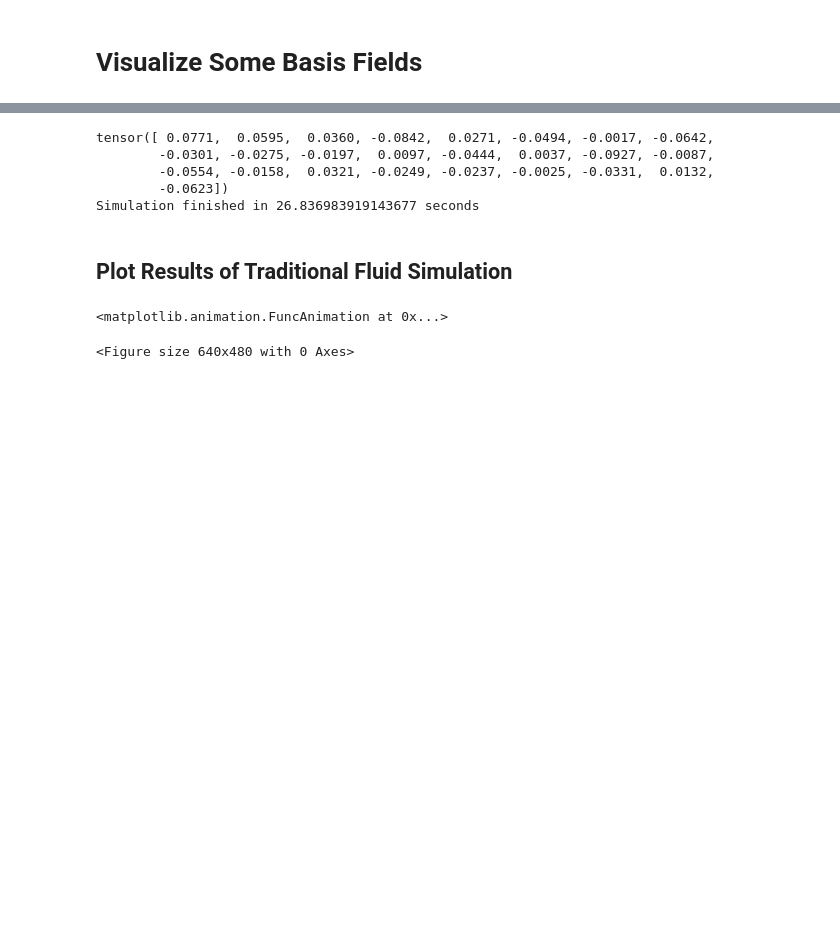
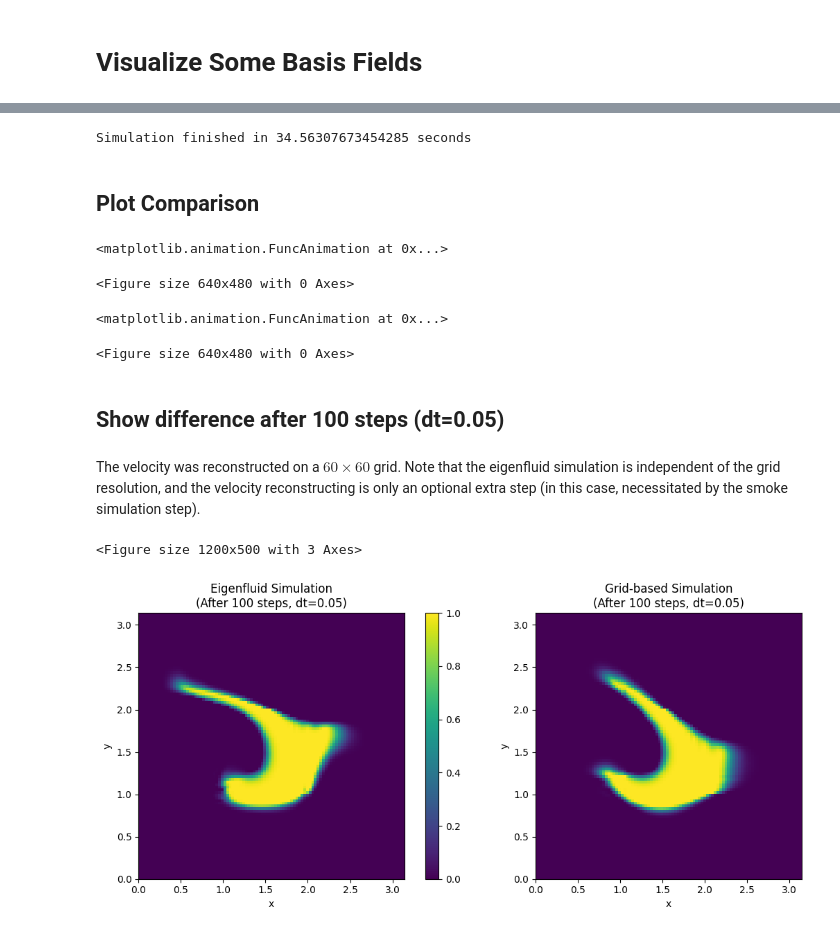
Before and after one commit to bobarna/eigenfluid-control, a Jupyter notebook: eigenfluid_intro.ipynb, the cells around one changed output, grey strips where cells are left out. Cells and saved outputs as stored; diff of their text form; code cells hidden in the pictures; blank space fills up the shorter version.

```diff
--- a/eigenfluid_intro.ipynb
+++ b/eigenfluid_intro.ipynb
@@ -120,37 +159,34 @@ vis.plot(vis.overlay(
 # %%
-w = init_w(random=True)/N
-print(w.native())
-velocity = reconstruct_velocity()
+eigenfluid.w = eigenfluid.get_initial_w(random=True)
+velocity = eigenfluid.reconstruct_velocity()
 smoke = init_smoke()
 
-trajectory_v = [velocity]
-trajectory_curl = [field.curl(velocity)]
-trajectory_smoke = [smoke]
+trajectory_v_trad = [velocity]
+trajectory_curl_trad = [field.curl(velocity)]
+trajectory_smoke_trad = [smoke]
+
+STEPS = 100
+DT = 0.05
 
 start_time = time.time()
+for i in range(STEPS-1):
+    velocity = advect.semi_lagrangian(velocity, velocity, dt=DT)
+    velocity, _ = fluid.make_incompressible(velocity)
+    smoke = advect.mac_cormack(smoke, velocity, dt=DT)
 
-for i in range(99):
-    velocity = advect.semi_lagrangian(velocity, velocity, dt=0.1)
-    velocity, _ = fluid.make_incompressible(velocity)
-    smoke = advect.mac_cormack(smoke, velocity, dt=0.1)
-
-    trajectory_v.append(velocity)
-    trajectory_curl.append(field.curl(velocity))
-    trajectory_smoke.append(smoke)
+    trajectory_v_trad.append(velocity)
+    trajectory_curl_trad.append(field.curl(velocity))
+    trajectory_smoke_trad.append(smoke)
 
 
 end_time = time.time()
 print("Simulation finished in {} seconds".format(end_time-start_time))
 
-trajectory_v = math.stack(trajectory_v, batch('time'))
-trajectory_curl = math.stack(trajectory_curl, batch('time'))
-trajectory_smoke = math.stack(trajectory_smoke, batch('time'))
+trajectory_v_trad = math.stack(trajectory_v_trad, batch('time'))
+trajectory_curl_trad = math.stack(trajectory_curl_trad, batch('time'))
+trajectory_smoke_trad = math.stack(trajectory_smoke_trad, batch('time'))
 # %% [output]
-tensor([ 0.0771,  0.0595,  0.0360, -0.0842,  0.0271, -0.0494, -0.0017, -0.0642,
-        -0.0301, -0.0275, -0.0197,  0.0097, -0.0444,  0.0037, -0.0927, -0.0087,
-        -0.0554, -0.0158,  0.0321, -0.0249, -0.0237, -0.0025, -0.0331,  0.0132,
-        -0.0623])
-Simulation finished in 26.836983919143677 seconds
+Simulation finished in 34.56307673454285 seconds
 # %% [markdown]
-## Plot Results of Traditional Fluid Simulation
+## Plot Comparison
 # %%
@@ -158,3 +201,28 @@ vis.plot([trajectory_smoke, trajectory_v, trajectory_curl], animate='time', same
 # %% [output]
 <matplotlib.animation.FuncAnimation at 0x...>
 <Figure size 640x480 with 0 Axes>
+# %%
+## EIGENFLUID SIMULATION
+vis.plot({
+    "Marker Density\n(Smoke)": trajectory_smoke_eigenfluid,
+    "Velocity and Curl": vis.overlay(
+        trajectory_v_eigenfluid,
+        trajectory_curl_eigenfluid
+    ),
+    "w basis coefficients \n(*10 for visualization)": trajectory_w
+}, animate='time', same_scale=False, size=(9, 4))
+# %% [output]
+<matplotlib.animation.FuncAnimation at 0x...>
+<Figure size 640x480 with 0 Axes>
+# %% [markdown]
+## Show difference after 100 steps (dt=0.05)
+# %% [markdown]
+The velocity was reconstructed on a $60\times60$ grid. Note that the eigenfluid simulation is independent of the grid resolution, and the velocity reconstructing is only an optional extra step (in this case, necessitated by the smoke simulation step).
+# %%
+vis.plot({
+    "Eigenfluid Simulation\n(After 100 steps, dt=0.05)": trajectory_smoke_eigenfluid.time[-1],
+    "Grid-based Simulation\n(After 100 steps, dt=0.05)": trajectory_smoke_trad.time[-1]
+})
+# %% [output]
+<Figure size 1200x500 with 3 Axes>
+[figure, added]
```
Also changed, not shown: parts of 9 cells of this notebook, 5 other files.
